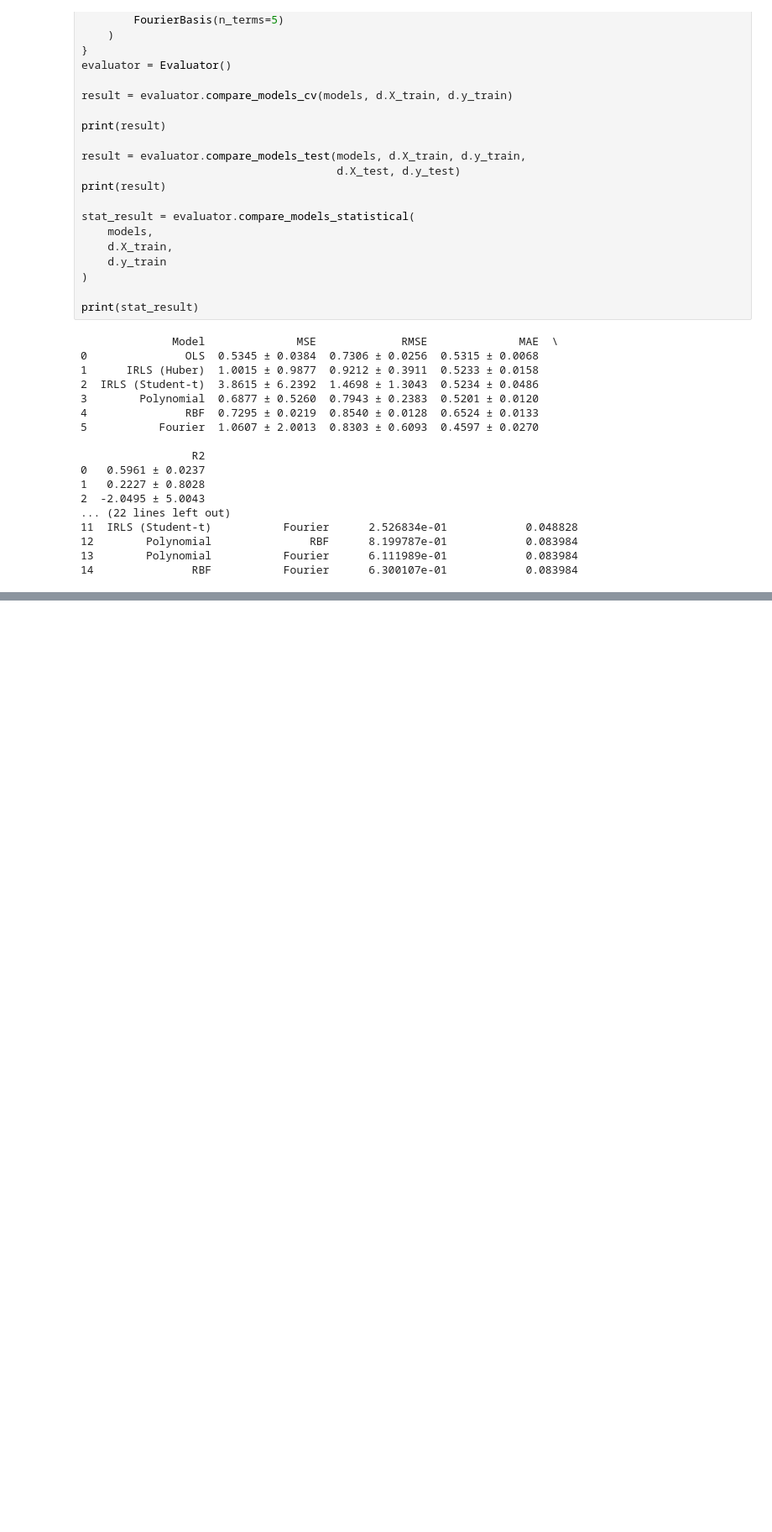
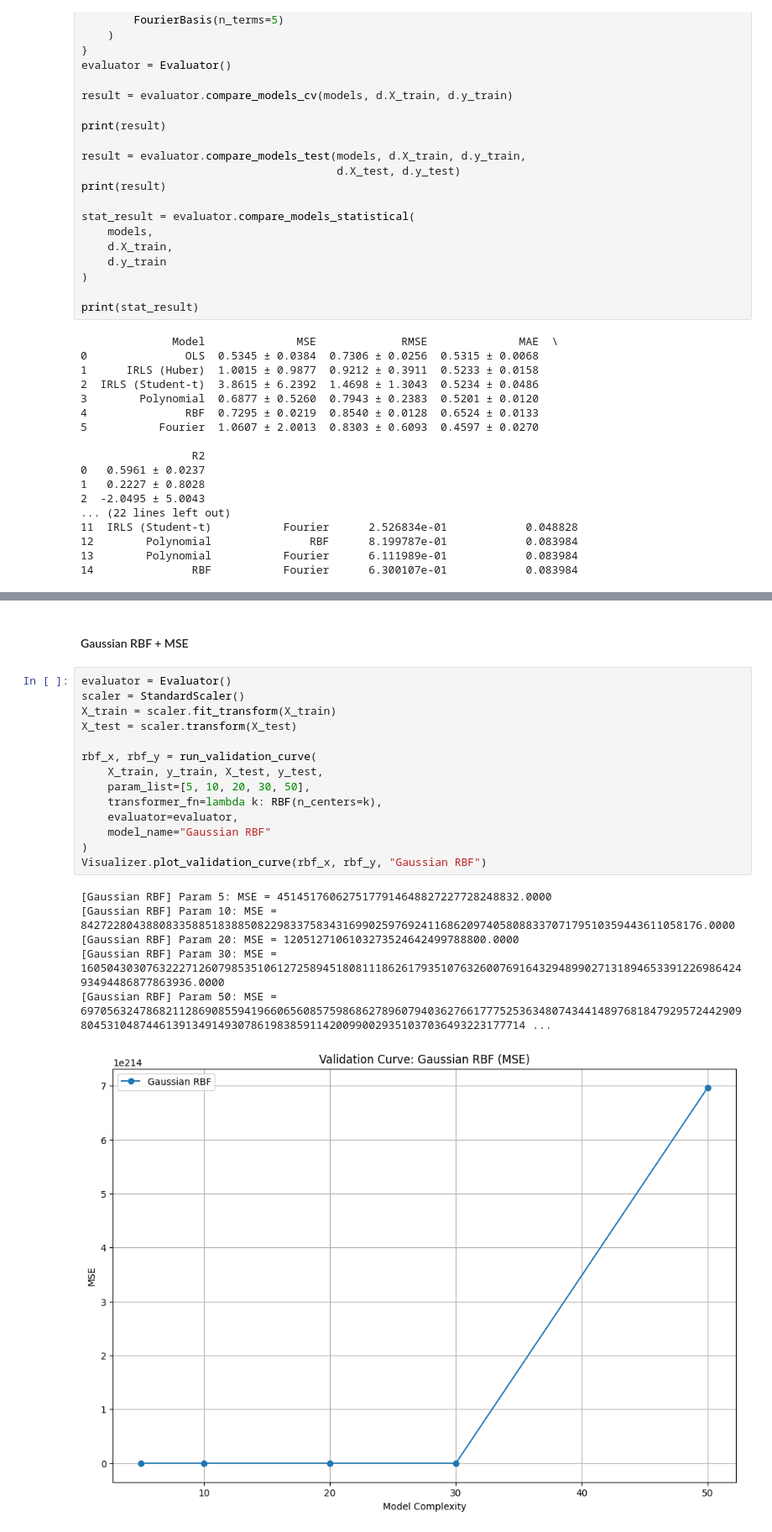
Before and after one commit to kanumi-2005/supervised-learning-project, a Jupyter notebook: code/Part1_Regression/notebook.ipynb, the cells around one changed output, grey strips where cells are left out. Shown at 84% size. Saved outputs shown, nothing was run; the diff lists cells and outputs as text; blank space fills up the shorter version.

```diff
--- a/code/Part1_Regression/notebook.ipynb
+++ b/code/Part1_Regression/notebook.ipynb
@@ -469,0 +520,23 @@ print(stat_result)
+# %% [markdown]
+#### Gaussian RBF + MSE
+# %%
+evaluator = Evaluator()
+scaler = StandardScaler()
+X_train = scaler.fit_transform(X_train)
+X_test = scaler.transform(X_test)
+
+rbf_x, rbf_y = run_validation_curve(
+    X_train, y_train, X_test, y_test,
+    param_list=[5, 10, 20, 30, 50],
+    transformer_fn=lambda k: RBF(n_centers=k),
+    evaluator=evaluator,
+    model_name="Gaussian RBF"
+)
+Visualizer.plot_validation_curve(rbf_x, rbf_y, "Gaussian RBF")
+# %% [output]
+[Gaussian RBF] Param 5: MSE = 4514517606275177914648827227728248832.0000
+[Gaussian RBF] Param 10: MSE = 84272280438808335885183885082298337583431699025976924116862097405808833707179510359443611058176.0000
+[Gaussian RBF] Param 20: MSE = 1205127106103273524642499788800.0000
+[Gaussian RBF] Param 30: MSE = 1605043030763222712607985351061272589451808111862617935107632600769164329489902713189465339122698642493494486877863936.0000
+[Gaussian RBF] Param 50: MSE = 6970563247868211286908559419660656085759868627896079403627661777525363480743441489768184792957244290980453104874461391349149307861983859114200990029351037036493223177714 ...
+[figure, added]
```
Also changed, not shown: parts of 11 cells of this notebook.
